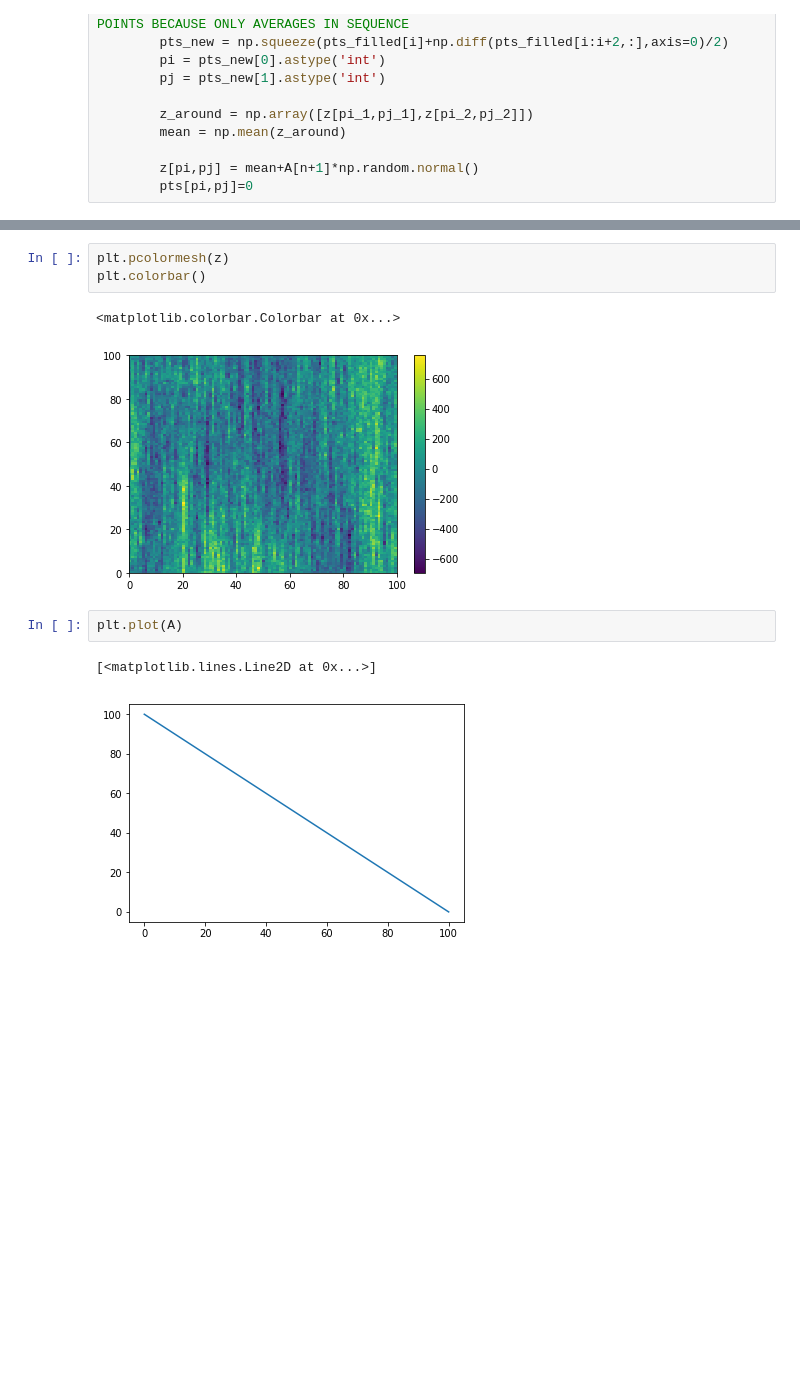
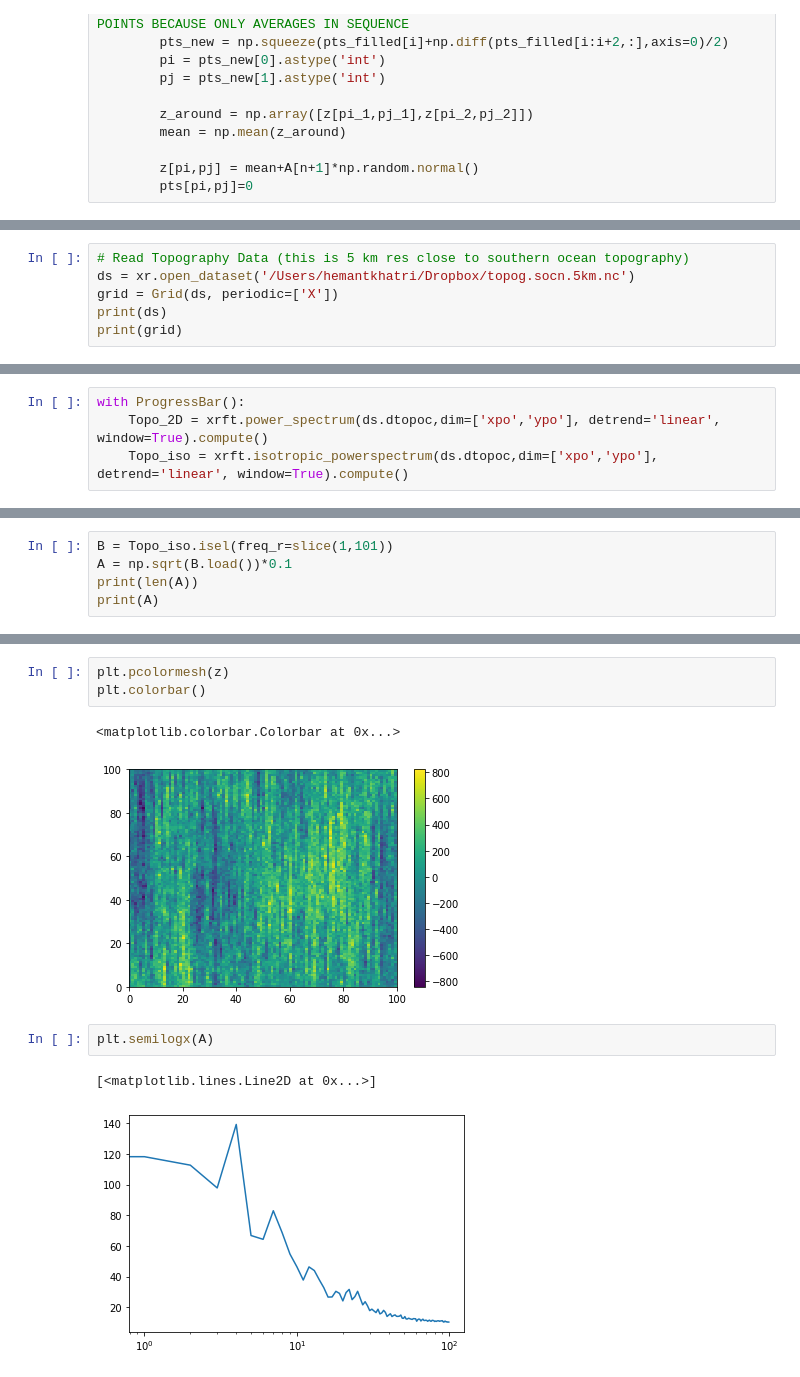
Before and after one commit to hmkhatri/topography, a Jupyter notebook: gmac_dev_basic.ipynb, the cells around one changed output, grey strips where cells are left out. Cells and saved outputs as stored; diff of their text form; blank space fills up the shorter version.

Commit message:
Added amplitude function based on southern ocean topography isotropic spectraum

```diff
--- a/gmac_dev_basic.ipynb
+++ b/gmac_dev_basic.ipynb
@@ -92,0 +110,6 @@ plt.pcolormesh(z)
+# %%
+# Read Topography Data (this is 5 km res close to southern ocean topography)
+ds = xr.open_dataset('/Users/hemantkhatri/Dropbox/topog.socn.5km.nc')
+grid = Grid(ds, periodic=['X'])
+print(ds)
+print(grid)
@@ -92,0 +137,4 @@ plt.pcolormesh(z)
+# %%
+with ProgressBar():
+    Topo_2D = xrft.power_spectrum(ds.dtopoc,dim=['xpo','ypo'], detrend='linear', window=True).compute()
+    Topo_iso = xrft.isotropic_powerspectrum(ds.dtopoc,dim=['xpo','ypo'], detrend='linear', window=True).compute()
@@ -92,0 +177,5 @@ plt.pcolormesh(z)
+# %%
+B = Topo_iso.isel(freq_r=slice(1,101))
+A = np.sqrt(B.load())*0.1
+print(len(A))
+print(A)
@@ -166,9 +276,9 @@ plt.pcolormesh(z)
 plt.colorbar()
 # %% [output]
 <matplotlib.colorbar.Colorbar at 0x...>
-[figure, old version]
+[figure, new version]
 # %%
-plt.plot(A)
+plt.semilogx(A)
 # %% [output]
 [<matplotlib.lines.Line2D at 0x...>]
-[figure, old version]
+[figure, new version]
```
Also changed, not shown: parts of 12 cells of this notebook.
